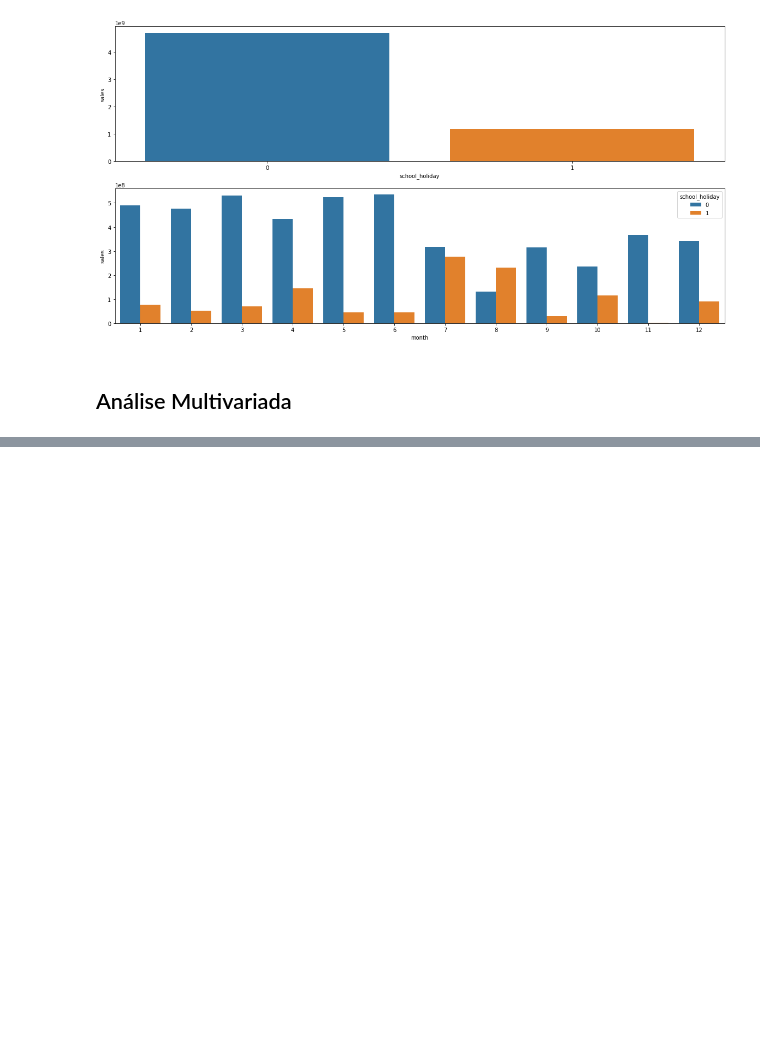
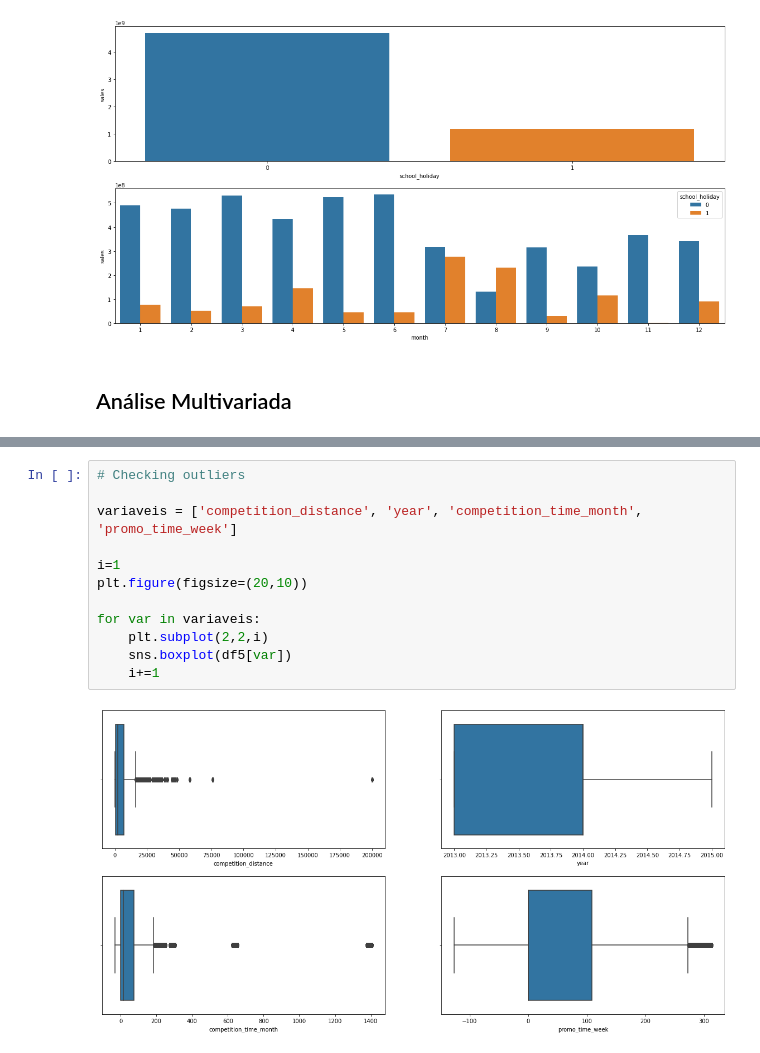
Before and after one commit to bruno154/the_rossman_projects, a Jupyter notebook: notebooks/dataDescription_HypothesisMap_FeatureEngineering.ipynb, the cells around one changed output, grey strips where cells are left out. Saved outputs shown, nothing was run; the diff lists cells and outputs as text; blank space fills up the shorter version.

```diff
--- a/notebooks/dataDescription_HypothesisMap_FeatureEngineering.ipynb
+++ b/notebooks/dataDescription_HypothesisMap_FeatureEngineering.ipynb
@@ -751,0 +928,14 @@ sns.barplot(x='month', y='sales', hue = 'school_holiday', data=aux2)
+# %%
+# Checking outliers
+
+variaveis = ['competition_distance', 'year', 'competition_time_month', 'promo_time_week']
+
+i=1
+plt.figure(figsize=(20,10))
+
+for var in variaveis:
+    plt.subplot(2,2,i)
+    sns.boxplot(df5[var])
+    i+=1
+# %% [output]
+[figure, added]
```
Also changed, not shown: parts of 89 cells of this notebook.
